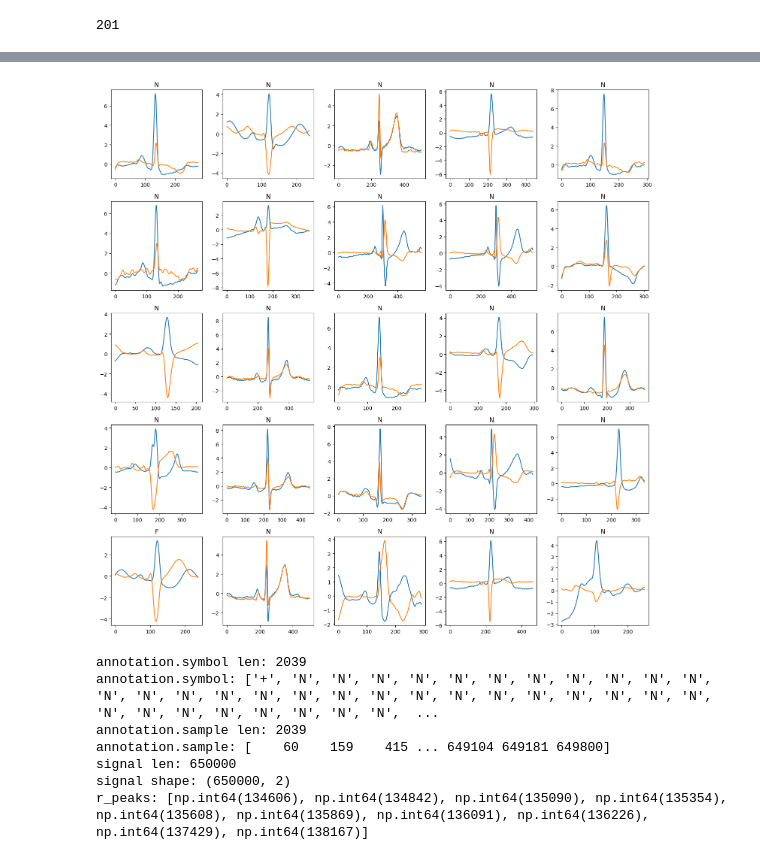
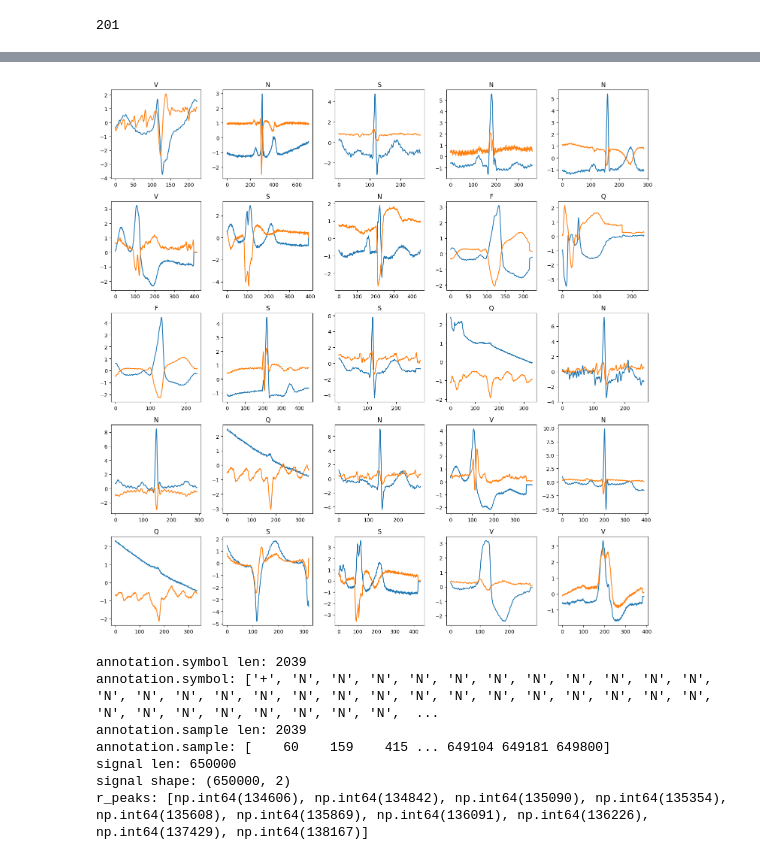
Before and after one commit to luna97/MIT-BIH_ecg_arrhytmia, a Jupyter notebook: preprocess_dataset.ipynb, the cells around one changed output, grey strips where cells are left out. Drawn from its saved outputs; the diff is of its cells as text; code cells hidden in the pictures.

Commit message:
added smote

```diff
--- a/preprocess_dataset.ipynb
+++ b/preprocess_dataset.ipynb
@@ -224,8 +287,8 @@ create_samples(signals_val, annotations_val, data_folder='data/preprocessed_nk_c
 # %%
 # get some examples for debugging
-processed_samples_train = create_samples(signals_train, annotations_train, data_folder='data/preprocessed_base/', subset='train', in_memory=True, preprocessing_method=None, normalization='normal', splitting_method='mid_peak')
-processed_samples_test = create_samples(signals_test, annotations_test, data_folder='data/preprocessed_base/', subset='test', in_memory=True, preprocessing_method=None, normalization='normal', splitting_method='mid_peak')
-processed_samples_val = create_samples(signals_val, annotations_val, data_folder='data/preprocessed_base/', subset='val', in_memory=True, preprocessing_method=None, normalization='normal', splitting_method='mid_peak')
+processed_samples_train = create_samples(signals_train, annotations_train, data_folder='data/preprocessed_base/', subset='train', in_memory=True, preprocessing_method=None, normalization='normal', splitting_method='mid_peak', use_smote=True)
+processed_samples_test = create_samples(signals_test, annotations_test, data_folder='data/preprocessed_base/', subset='test', in_memory=True, preprocessing_method=None, normalization='normal', splitting_method='mid_peak', use_smote=True)
+processed_samples_val = create_samples(signals_val, annotations_val, data_folder='data/preprocessed_base/', subset='val', in_memory=True, preprocessing_method=None, normalization='normal', splitting_method='mid_peak', use_smote=True)
 
 #processed_samples_train = create_samples(signals_train, annotations_train, data_folder='data/preprocessed_nk_clean/', subset='train', in_memory=True, preprocessing_method='nk_clean')
 #processed_samples_test = create_samples(signals_test, annotations_test, data_folder='data/preprocessed_nk_clean/', subset='test', in_memory=True, preprocessing_method='nk_clean')
@@ -363,24 +435,24 @@ Samples longer than 800 val:  0
 # %%
 import random
 
 # plot some processed samples in a grid
 import matplotlib.pyplot as plt
 
 fig, axes = plt.subplots(5, 5, figsize=(15, 15))
 axes = axes.flatten()
 
-random_indices = random.sample(range(len(processed_samples_test)), 25)
+random_indices = random.sample(range(len(processed_samples_train)), 25)
 
 for i, idx in enumerate(random_indices):
-    signal, label = processed_samples_test[idx]
+    signal, label = processed_samples_train[idx]
     axes[i].plot(signal)
     axes[i].set_title(label)
     # axes[i].axis('off')
 
 plt.tight_layout()
 plt.show()
 # %% [output]
-[figure, old version]
+[figure, new version]
 # %%
 import neurokit2 as nk
 
```
Also changed, not shown: parts of 3 cells of this notebook, 5 other files.
